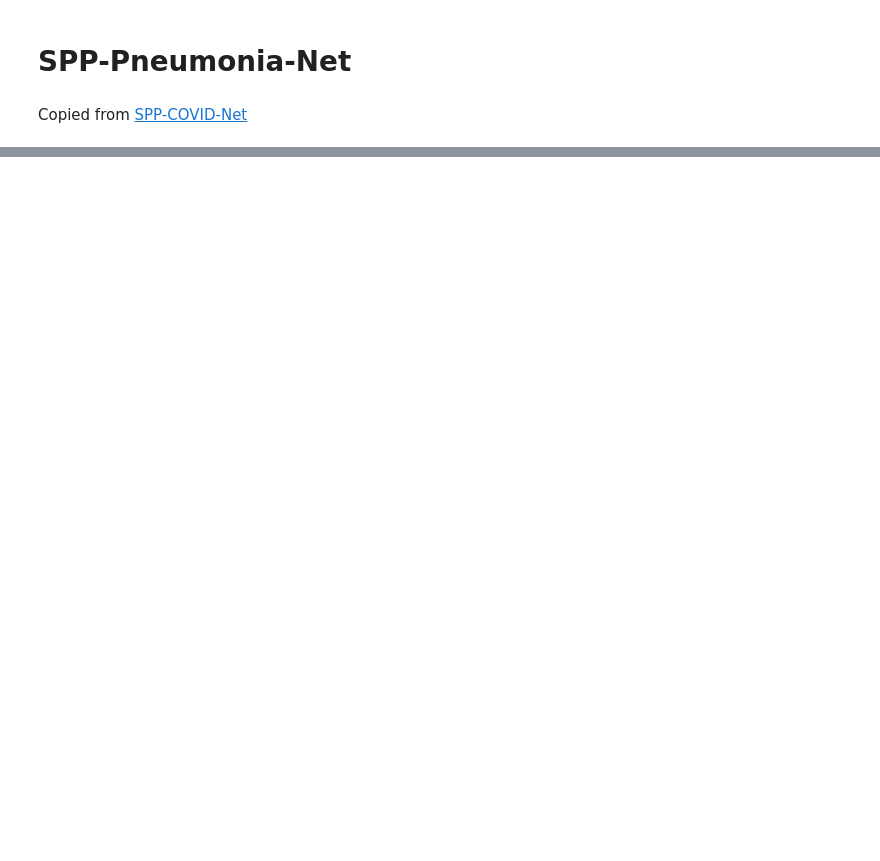
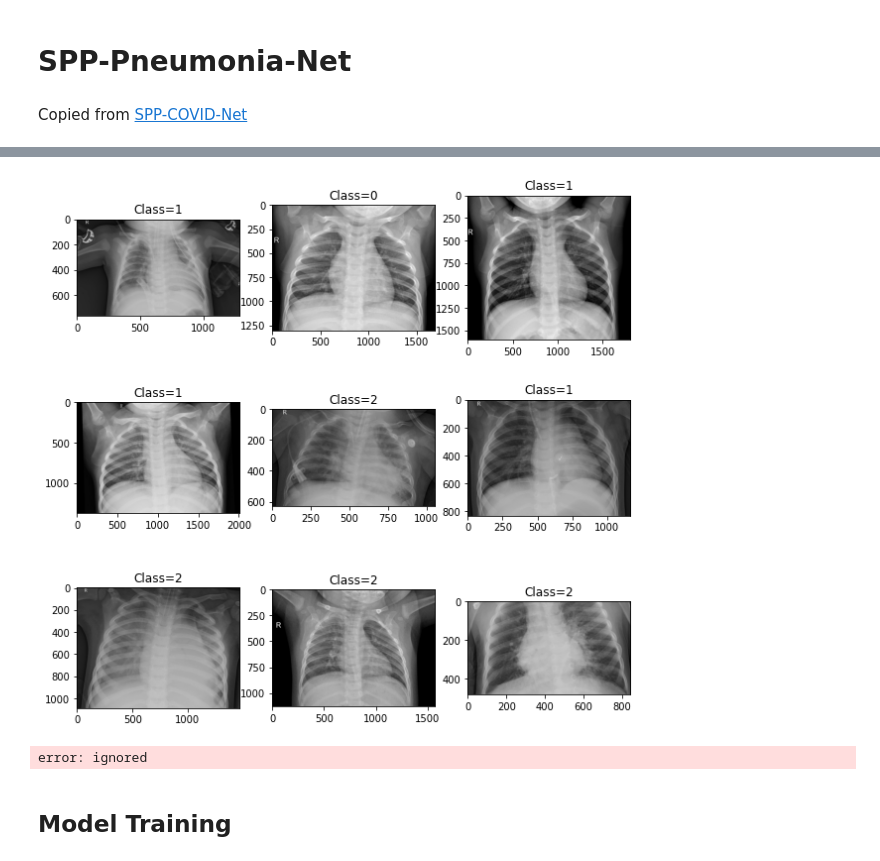
Before and after one commit to jincy-p-janardhanan/SPP-Pneumonia-Net, a Jupyter notebook: SPP_Pneumonia_Net.ipynb, the cells around one changed output, grey strips where cells are left out. Cells and saved outputs as stored; diff of their text form; code cells hidden in the pictures; blank space fills up the shorter version.

```diff
--- a/SPP_Pneumonia_Net.ipynb
+++ b/SPP_Pneumonia_Net.ipynb
@@ -281,0 +245,3 @@ print("mean_accuracy",mean_accuracy)
+# %%
+train_dir = os.path.join(rootdir, "train_images/train_images")
+filenames = os.listdir(train_dir)
@@ -281,0 +250,13 @@ print("mean_accuracy",mean_accuracy)
+# %%
+plt.figure(figsize=(10,10))
+for i in range(3):
+    for j in range(3):
+        idx = 3*i+j
+        filename = os.path.join(train_dir, filenames[idx+10])
+        label = labels[idx+10]
+        plt.subplot(3,3,idx+1)
+        im = plt.imread(filename, 'jpg')
+        plt.imshow(im, cmap=plt.gray())
+        plt.title('Class='+str(label))
+# %% [output]
+[figure, added]
@@ -281,0 +270,11 @@ print("mean_accuracy",mean_accuracy)
+# %%
+for i in range(len(filenames)):
+    read_image=cv2.imread(filenames[i])
+    read_image=cv2.resize(read_image,(image_size,image_size))
+    read_image=read_image.reshape(1,read_image.shape[0],read_image.shape[1],read_image.shape[2])
+    # if i==0:
+    #     covid_image=np.copy(read_image)
+    # else:
+    #     covid_image=np.append(covid_image,read_image,axis=0)
+# %% [output]
+error: ignored
@@ -281,0 +328,2 @@ print("mean_accuracy",mean_accuracy)
+# %% [markdown]
+## Model Training
```
Also changed, not shown: parts of 31 cells of this notebook.
